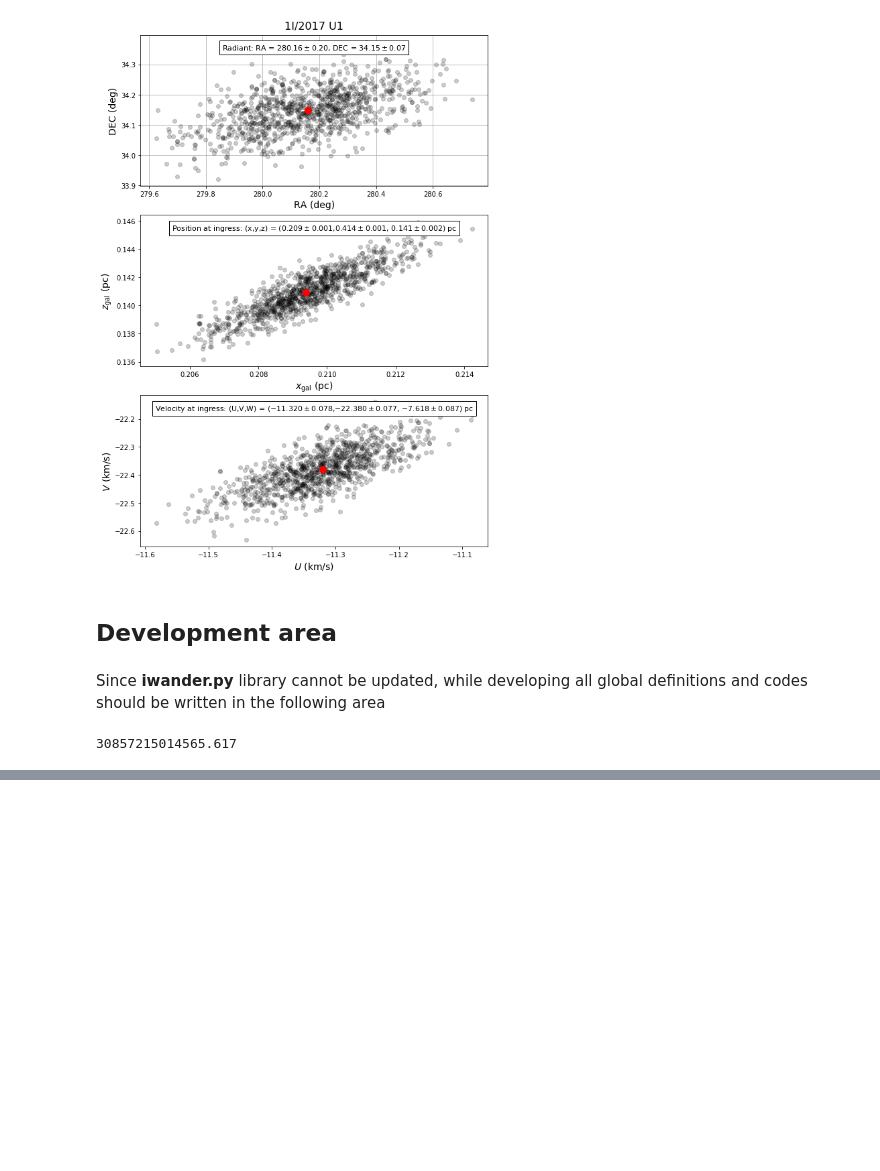
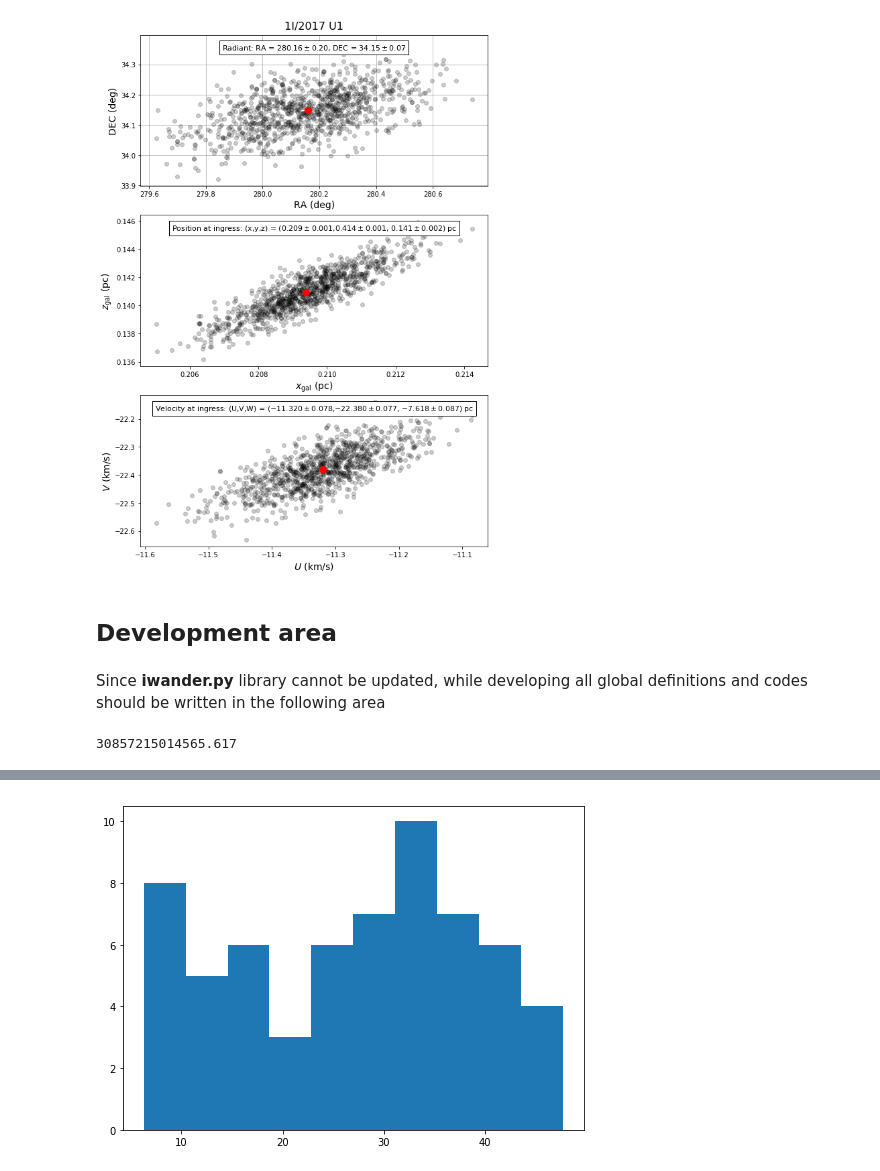
Before and after one commit to seap-udea/iWander, a Jupyter notebook: dev/analysis.ipynb, the cells around one changed output, grey strips where cells are left out. Cells and saved outputs as stored; diff of their text form; code cells hidden in the pictures; blank space fills up the shorter version.

```diff
--- a/dev/analysis.ipynb
+++ b/dev/analysis.ipynb
@@ -220,0 +245,8 @@ def subPlots(panels,ncols=1,l=0.1,b=0.1,w=0.8,figsize=(8,6),dh=None,dw=None,fac=
+# %%
+fig,axs=subPlots([1])
+vrels=datacan.vrel[datacan.vrel<100]
+
+ax=axs[0][0]
+rs=ax.hist(vrels)
+# %% [output]
+[figure, added]
```
Also changed, not shown: parts of 11 cells of this notebook, 5 other files.
